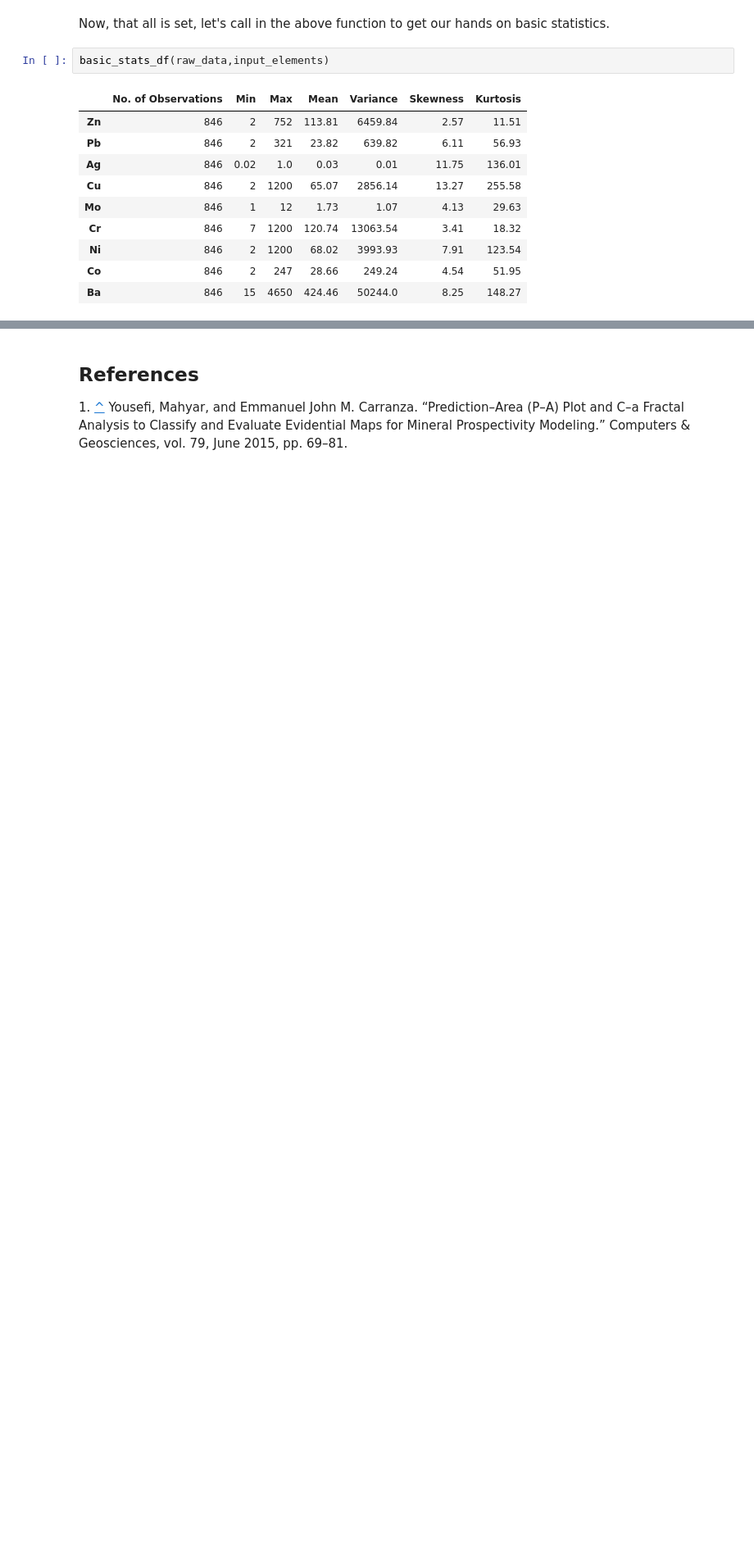
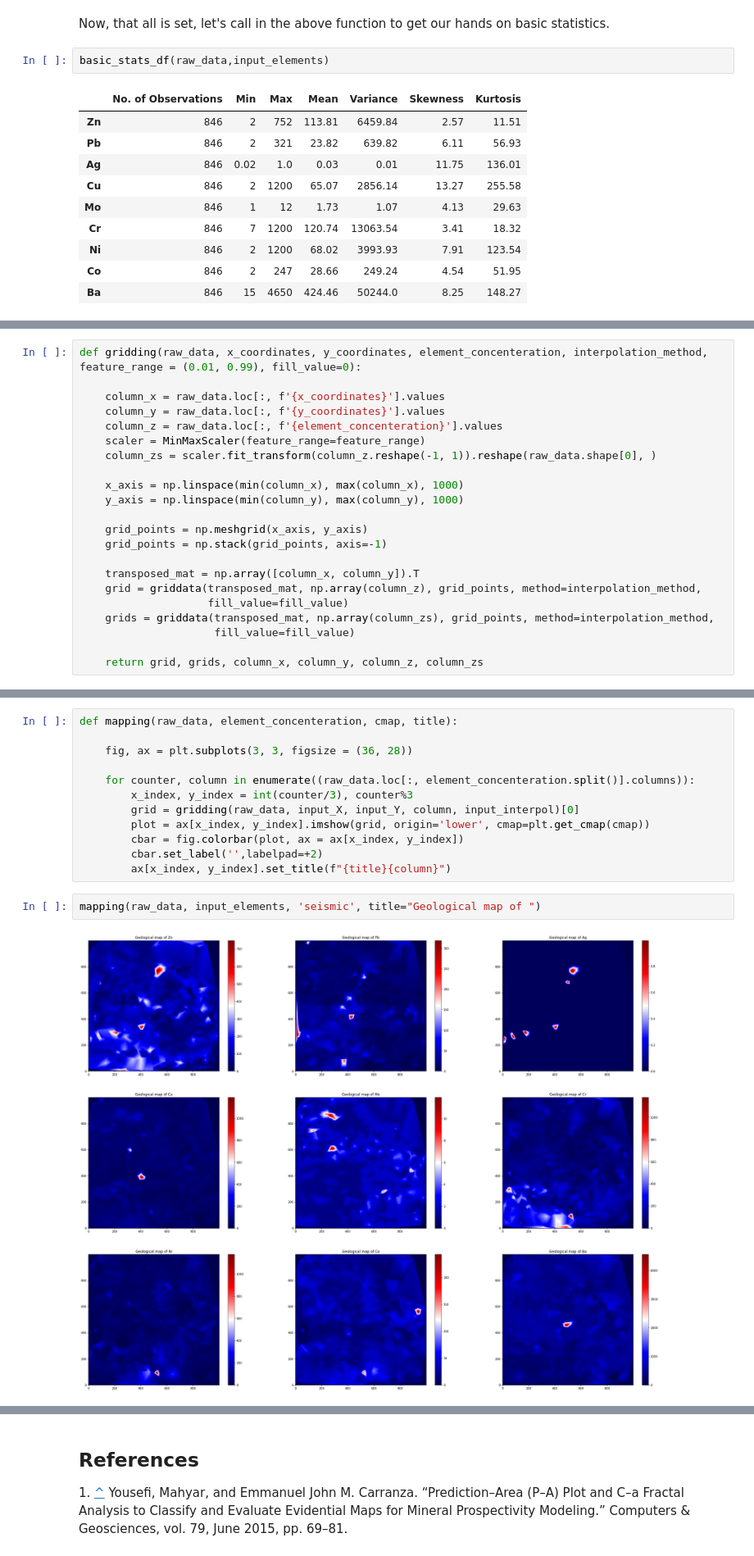
Before and after one commit to SupernovifieD/thesis-UT-2022, a Jupyter notebook: Thesis - Yasin Ghasemi - 2.0.1.ipynb, the cells around one changed output, grey strips where cells are left out. Shown at 82% size. Saved outputs shown, nothing was run; the diff lists cells and outputs as text; blank space fills up the shorter version.

```diff
--- a/Thesis - Yasin Ghasemi - 2.0.1.ipynb
+++ b/Thesis - Yasin Ghasemi - 2.0.1.ipynb
@@ -161,0 +328,22 @@ basic_stats_df(raw_data,input_elements)
+# %%
+def gridding(raw_data, x_coordinates, y_coordinates, element_concenteration, interpolation_method, feature_range = (0.01, 0.99), fill_value=0):
+
+    column_x = raw_data.loc[:, f'{x_coordinates}'].values
+    column_y = raw_data.loc[:, f'{y_coordinates}'].values
+    column_z = raw_data.loc[:, f'{element_concenteration}'].values
+    scaler = MinMaxScaler(feature_range=feature_range)
+    column_zs = scaler.fit_transform(column_z.reshape(-1, 1)).reshape(raw_data.shape[0], )
+
+    x_axis = np.linspace(min(column_x), max(column_x), 1000)
+    y_axis = np.linspace(min(column_y), max(column_y), 1000)
+
+    grid_points = np.meshgrid(x_axis, y_axis)
+    grid_points = np.stack(grid_points, axis=-1)
+
+    transposed_mat = np.array([column_x, column_y]).T
+    grid = griddata(transposed_mat, np.array(column_z), grid_points, method=interpolation_method,
+                    fill_value=fill_value)
+    grids = griddata(transposed_mat, np.array(column_zs), grid_points, method=interpolation_method,
+                     fill_value=fill_value)
+
+    return grid, grids, column_x, column_y, column_z, column_zs
@@ -161,0 +353,16 @@ basic_stats_df(raw_data,input_elements)
+# %%
+def mapping(raw_data, element_concenteration, cmap, title):
+
+    fig, ax = plt.subplots(3, 3, figsize = (36, 28))
+
+    for counter, column in enumerate((raw_data.loc[:, element_concenteration.split()].columns)):
+        x_index, y_index = int(counter/3), counter%3
+        grid = gridding(raw_data, input_X, input_Y, column, input_interpol)[0]
+        plot = ax[x_index, y_index].imshow(grid, origin='lower', cmap=plt.get_cmap(cmap))
+        cbar = fig.colorbar(plot, ax = ax[x_index, y_index])
+        cbar.set_label('',labelpad=+2)
+        ax[x_index, y_index].set_title(f"{title}{column}")
+# %%
+mapping(raw_data, input_elements, 'seismic', title="Geological map of ")
+# %% [output]
+[figure, added]
```
Also changed, not shown: parts of 32 cells of this notebook.
